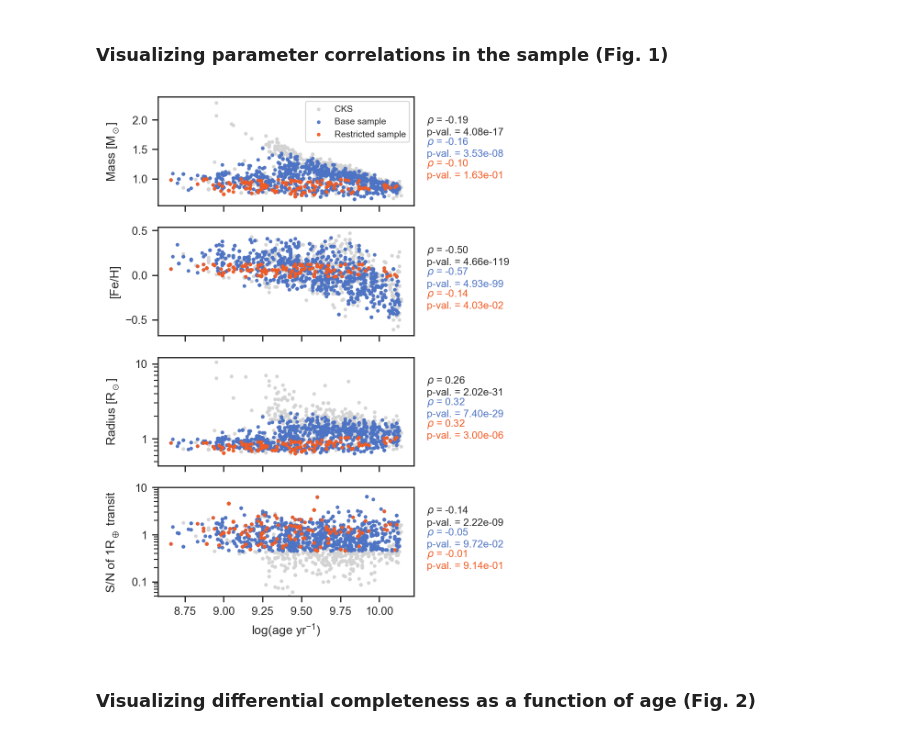
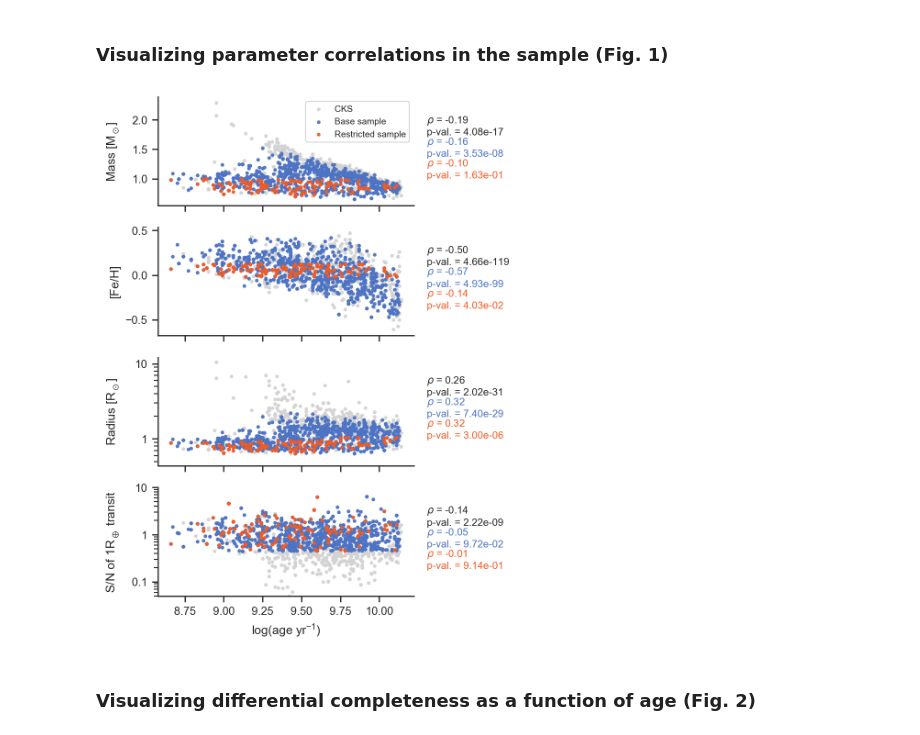
Before and after one commit to angelis21/Kepler-Exoplanet-Evolution, a Jupyter notebook: Kepler Exoplanet Evolution/notebooks/se_sn_ratio.ipynb, the cells around one changed output. Drawn from its saved outputs; the diff is of its cells as text; code cells hidden in the pictures.

```diff
--- a/Kepler Exoplanet Evolution/notebooks/se_sn_ratio.ipynb
+++ b/Kepler Exoplanet Evolution/notebooks/se_sn_ratio.ipynb
@@ -192,0 +150,3 @@ stlr.head()
+# %%
+b20 = pd.read_feather(data_dir+'GKSPCPapTable2.feather')
+b20.head()
@@ -270,14 +204,10 @@ cks = cks.merge(dr25, how='left', left_on='f18_KOI', right_on='dr25_kepoi_name')
 print(len(cks))
 cks = cks.merge(stlr, how='left', left_on='dr25_kepid', right_on='stlr_kepid')
 print(len(cks))
-#cks = cks.merge(gaia, how='left', left_on='dr25_kepid', right_on='gaia_kepid')
-#print(len(cks))
 cks = cks.merge(p20, how='left', left_on='dr25_kepoi_name', right_on='p20_id_koicand')
 print(len(cks))
-#cks = cks.merge(b20, how='left', left_on='dr25_kepid', right_on='b20_KIC')
-#print(len(cks))
-#cks = cks.merge(ruwe, how='left', left_on='dr25_kepid', right_on='d20_kepid')
-#print(len(cks))
+cks = cks.merge(b20, how='left', left_on='dr25_kepid', right_on='b20_KIC')
+print(len(cks))
 cks = cks.merge(skew, how='left', left_on='f18_KOI_star', right_on='KOI')
 print(len(cks))
 # %% [output]
@@ -726,33 +506,35 @@ def sample_correlation_plot(fig_path=None):
         ax[i].text(1.05,0.25,r'$\rho$ = '+f2str(rho3)+'\np-val. = '+f2str(pval3, sn=True), transform=ax[i].transAxes, color=old_color, **text_kwargs)
 
         if i==0:
             ax[i].legend(loc='upper right', prop={'size':7})
 
         if i>=2:
             ax[i].semilogy()
 
     ax[2].set_yticks([1,10])
     ax[2].set_yticklabels(['1','10'])
 
     ax[3].set_xlabel(r'log(age yr$^\mathregular{-1}$)')
     ax[3].set_yticks([0.1,1,10])
     ax[3].set_yticklabels(['0.1','1','10'])
     ax[3].set_ylim(0.05,10)
 
     ax[0].set_ylabel(r'Mass [$\mathregular{M_\odot}$]')
     ax[1].set_ylabel('[Fe/H]')
     ax[2].set_ylabel(r'Radius [$\mathregular{R_\odot}$]')
     ax[3].set_ylabel(r'S/N of 1$\mathregular{R_\oplus}$ transit')
 
+    sns.despine()
+
     fig.align_ylabels(ax)
     if fig_path:
         plt.savefig(fig_path, dpi=300)
     plt.show()
 
     return
 
 sample_correlation_plot('../figures/sample.pdf')
 # %% [output]
-[figure, old version]
+[figure, new version]
 # %% [markdown]
 ### Visualizing differential completeness as a function of age (Fig. 2)
```
Also changed, not shown: parts of 64 cells of this notebook, 6 other files.
